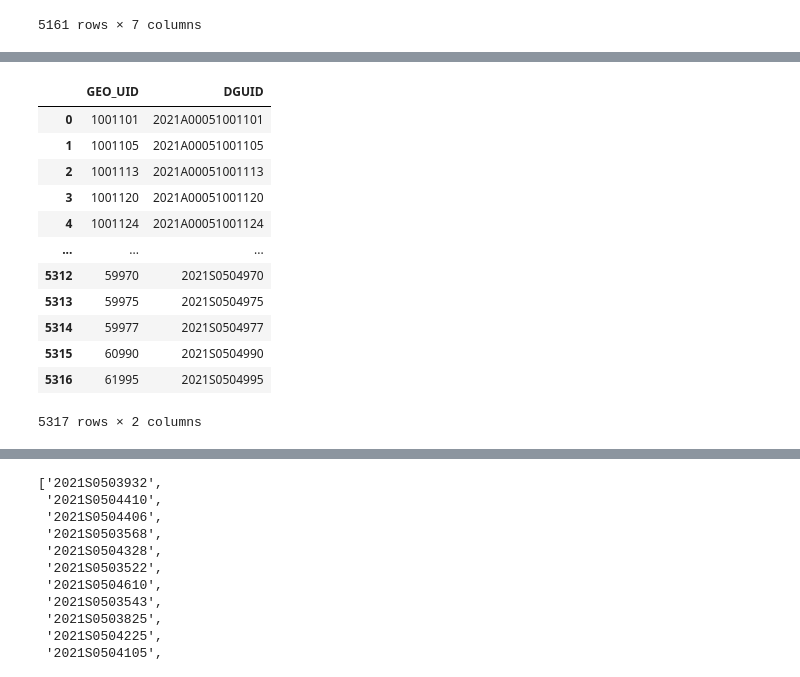
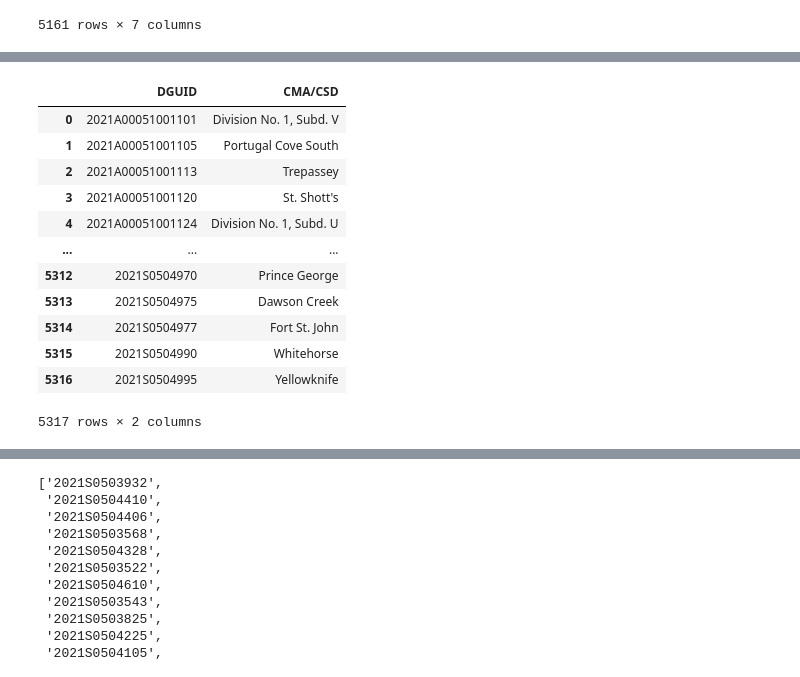
Before and after one commit to samuelmorency/StatCan-Web-App, a Jupyter notebook: data/data_wrangle backup.ipynb, the cells around one changed output, grey strips where cells are left out. Drawn from its saved outputs; the diff is of its cells as text; code cells hidden in the pictures.

```diff
--- a/data/data_wrangle backup.ipynb
+++ b/data/data_wrangle backup.ipynb
@@ -178,6 +189,6 @@ csd_shape
 | 5160 | 6208098 | 2021A00056208098 | Kitikmeot, Unorganized | NO | 431190.4566 | 62 | MULTIPOLYGON (((5541699.5 3510034... |
 5161 rows × 7 columns
 # %%
-csd_uids = csd_shape[['CSDUID', 'DGUID']].copy()
+csd_uids = csd_shape[['CSDUID', 'DGUID', 'CSDNAME']].copy()
 csd_uids
 # %% [output]
@@ -197,4 +208,4 @@ csd_uids
 # %%
-cma_uids = cma_shape[['CMAPUID', 'DGUID']].copy()
+cma_uids = cma_shape[['CMAPUID', 'DGUID', 'CMANAME']].copy()
 cma_uids
 # %% [output]
@@ -213,0 +225,6 @@ cma_uids
+# %%
+csd_uids_clean = (csd_uids
+            .rename(columns={'CSDNAME': 'CMA/CSD'})
+            .drop(columns=['CSDUID']))
+
+csd_uids_clean
@@ -213,0 +245,5 @@ cma_uids
+# %%
+cma_uids_clean = (cma_uids
+            .rename(columns={'CMANAME': 'CMA/CSD'})
+            .drop(columns=['CMAPUID']))
+cma_uids_clean
@@ -214,18 +264,18 @@ cma_uids
 # %%
-uids = pd.concat([csd_uids, cma_uids], ignore_index=True)
+uids = pd.concat([csd_uids_clean, cma_uids_clean], ignore_index=True)
 uids.reset_index(drop=True, inplace=True)
 uids
 # %% [output]
-|  | GEO_UID | DGUID |
-| 0 | 1001101 | 2021A00051001101 |
-| 1 | 1001105 | 2021A00051001105 |
-| 2 | 1001113 | 2021A00051001113 |
-| 3 | 1001120 | 2021A00051001120 |
-| 4 | 1001124 | 2021A00051001124 |
+|  | DGUID | CMA/CSD |
+| 0 | 2021A00051001101 | Division No. 1, Subd. V |
+| 1 | 2021A00051001105 | Portugal Cove South |
+| 2 | 2021A00051001113 | Trepassey |
+| 3 | 2021A00051001120 | St. Shott's |
+| 4 | 2021A00051001124 | Division No. 1, Subd. U |
 | ... | ... | ... |
-| 5312 | 59970 | 2021S0504970 |
-| 5313 | 59975 | 2021S0504975 |
-| 5314 | 59977 | 2021S0504977 |
-| 5315 | 60990 | 2021S0504990 |
-| 5316 | 61995 | 2021S0504995 |
+| 5312 | 2021S0504970 | Prince George |
+| 5313 | 2021S0504975 | Dawson Creek |
+| 5314 | 2021S0504977 | Fort St. John |
+| 5315 | 2021S0504990 | Whitehorse |
+| 5316 | 2021S0504995 | Yellowknife |
 5317 rows × 2 columns
```
Also changed, not shown: parts of 12 cells of this notebook, 1 other file.
